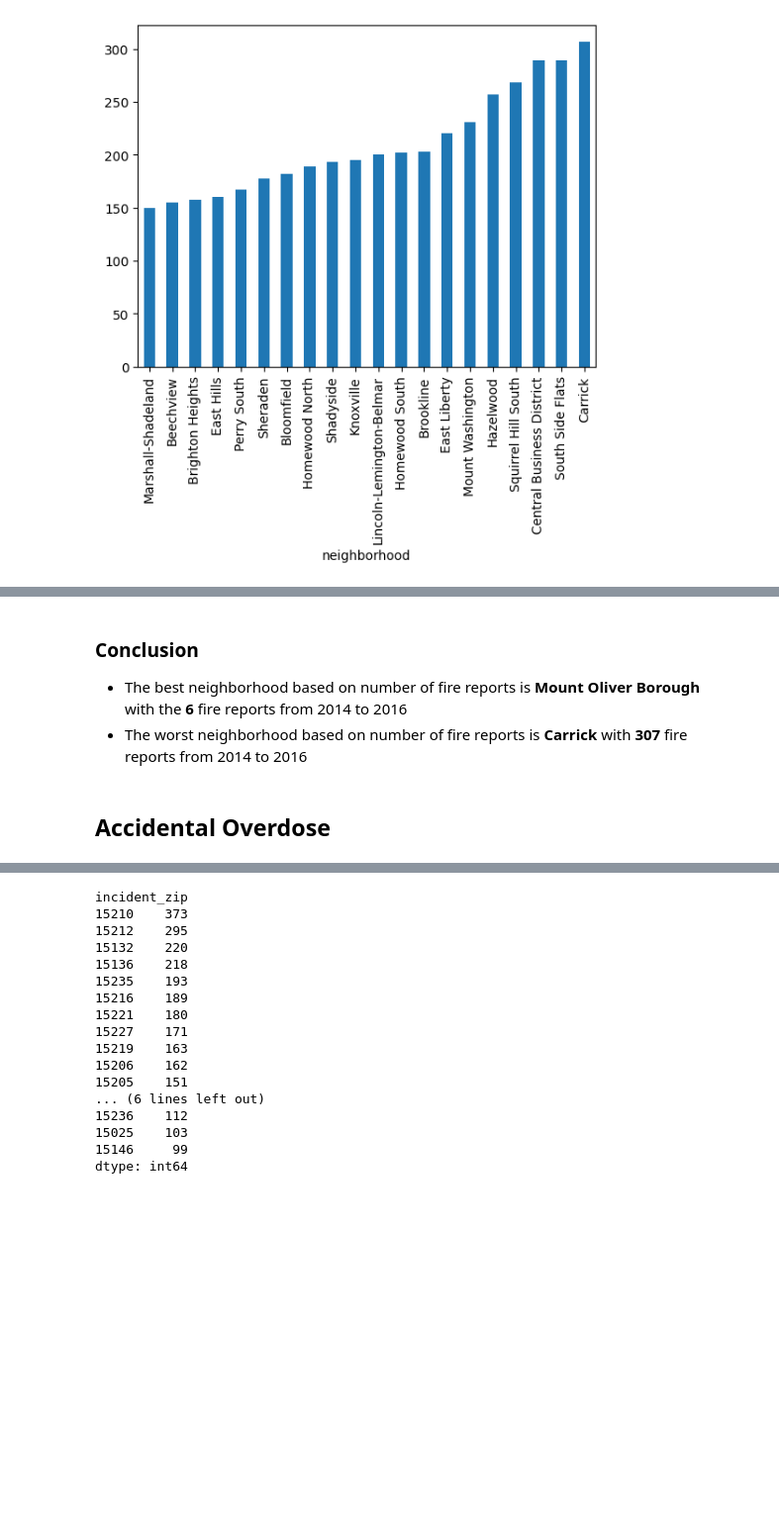
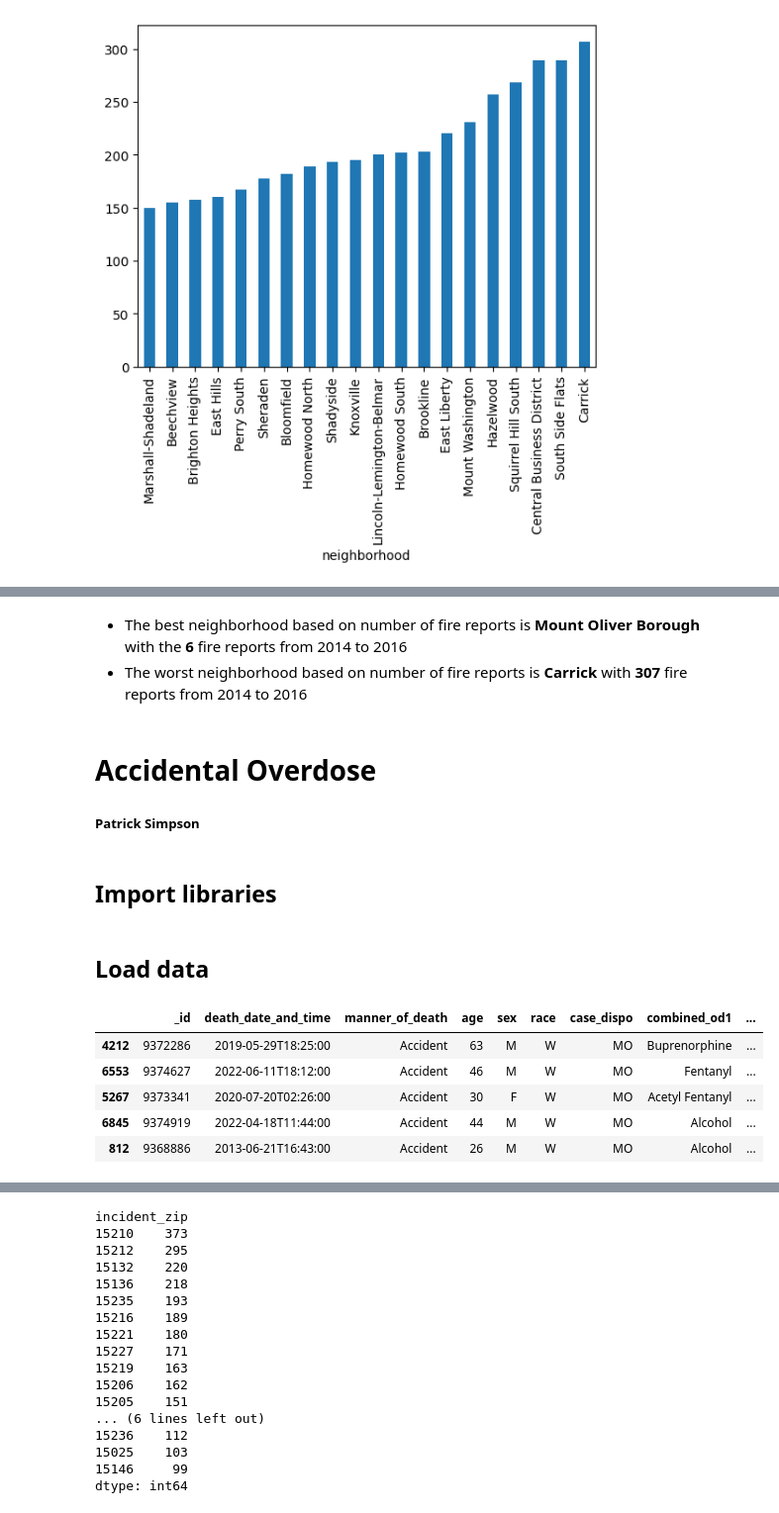
Before and after one commit to AlexanderVictoria/CMPINF-10-Final-Project, a Jupyter notebook: Final-Report.ipynb, the cells around one changed output, grey strips where cells are left out. Shown at 99% size. Cells and saved outputs as stored; diff of their text form; code cells hidden in the pictures; blank space fills up the shorter version.

Commit message:
conclusions added

```diff
--- a/Final-Report.ipynb
+++ b/Final-Report.ipynb
@@ -16,6 +80,8 @@ fire_worst_plot = fire_worst.plot(kind='bar')
 # %% [markdown]
-### Conclusion
 * The best neighborhood based on number of fire reports is **Mount Oliver Borough** with the **6** fire reports from 2014 to 2016
 * The worst neighborhood based on number of fire reports is **Carrick** with **307** fire reports from 2014 to 2016
 # %% [markdown]
-## Accidental Overdose
+# Accidental Overdose
+##### Patrick Simpson
+# %% [markdown]
+## Import libraries
@@ -21,0 +90,12 @@ fire_worst_plot = fire_worst.plot(kind='bar')
+# %% [markdown]
+## Load data
+# %%
+Overdose = pd.read_csv("Overdose_data.csv")
+Overdose.sample(5)
+# %% [output]
+|  | _id | death_date_and_time | manner_of_death | age | sex | race | case_dispo | combined_od1 | ... |
+| 4212 | 9372286 | 2019-05-29T18:25:00 | Accident | 63 | M | W | MO | Buprenorphine | ... |
+| 6553 | 9374627 | 2022-06-11T18:12:00 | Accident | 46 | M | W | MO | Fentanyl | ... |
+| 5267 | 9373341 | 2020-07-20T02:26:00 | Accident | 30 | F | W | MO | Acetyl Fentanyl | ... |
+| 6845 | 9374919 | 2022-04-18T11:44:00 | Accident | 44 | M | W | MO | Alcohol | ... |
+| 812 | 9368886 | 2013-06-21T16:43:00 | Accident | 26 | M | W | MO | Alcohol | ... |
```
Also changed, not shown: parts of 35 cells of this notebook.
